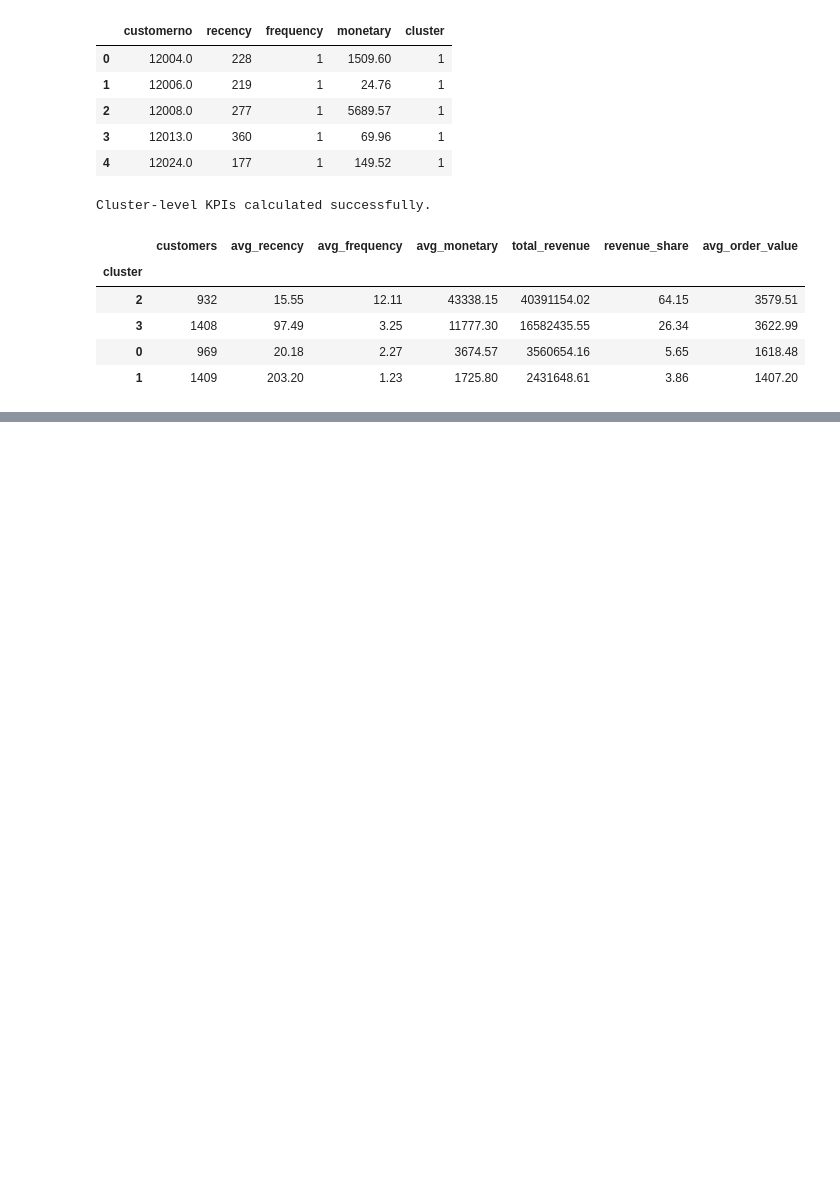
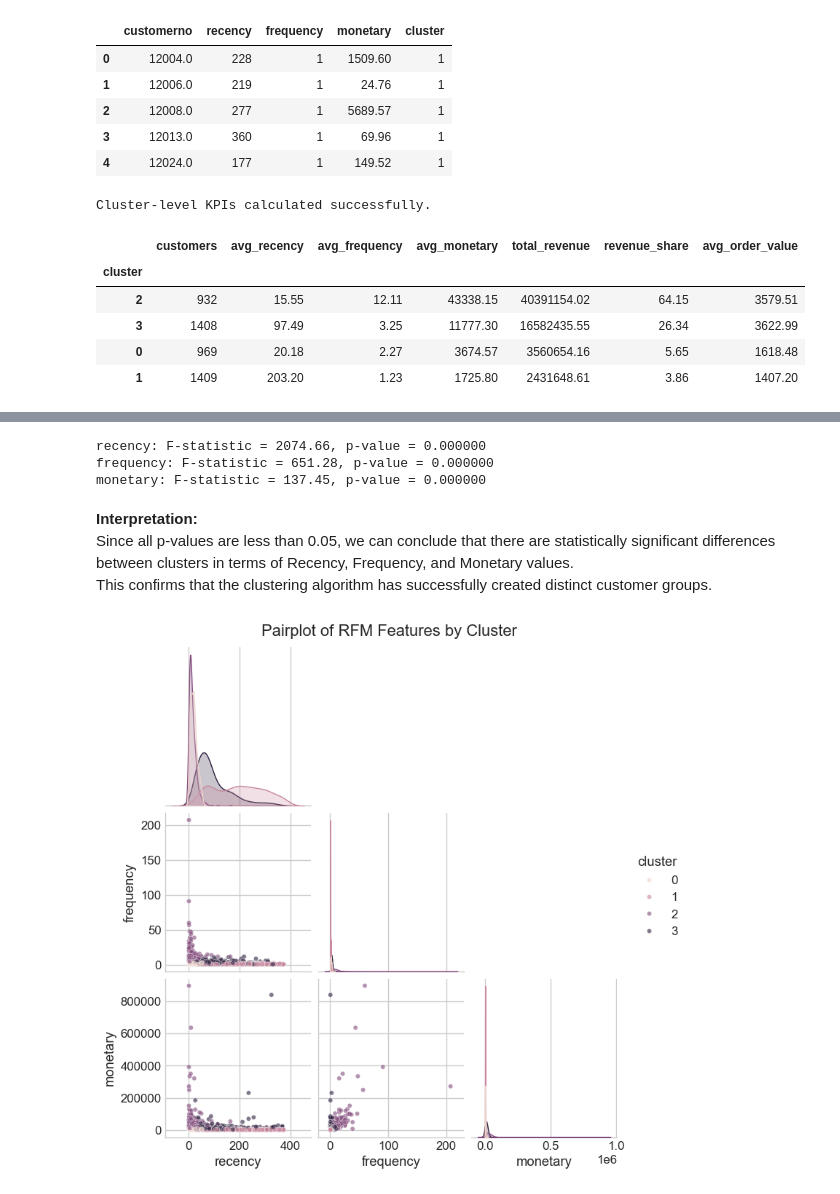
Before and after one commit to mehrshadsalim/customer-segmentation-online-retail, a Jupyter notebook: notebooks/03_Customer_Cluster_Profiling_and_Insights.ipynb, the cells around one changed output, grey strips where cells are left out. Saved outputs shown, nothing was run; the diff lists cells and outputs as text; code cells hidden in the pictures; blank space fills up the shorter version.

```diff
--- a/notebooks/03_Customer_Cluster_Profiling_and_Insights.ipynb
+++ b/notebooks/03_Customer_Cluster_Profiling_and_Insights.ipynb
@@ -132,0 +118,36 @@ Passing `palette` without assigning `hue` is deprecated and will be removed in v
+# %%
+#Statistical validation (ANOVA) to check if clusters differ significantly
+
+from scipy.stats import f_oneway
+
+features = ["recency", "frequency", "monetary"]
+
+for feature in features:
+    groups = [rfm[rfm["cluster"] == c][feature] for c in sorted(rfm["cluster"].unique())]
+    f_val, p_val = f_oneway(*groups)
+    print(f"{feature}: F-statistic = {f_val:.2f}, p-value = {p_val:.6f}")
+# %% [output]
+recency: F-statistic = 2074.66, p-value = 0.000000
+frequency: F-statistic = 651.28, p-value = 0.000000
+monetary: F-statistic = 137.45, p-value = 0.000000
+# %% [markdown]
+**Interpretation:**
+Since all p-values are less than 0.05, we can conclude that there are statistically significant differences between clusters in terms of Recency, Frequency, and Monetary values.
+This confirms that the clustering algorithm has successfully created distinct customer groups.
+# %%
+# extra    Visual inspection of cluster separation in RFM space
+
+sample_size = min(2000, len(rfm))
+rfm_sample = rfm.sample(sample_size, random_state=42)
+
+sns.pairplot(
+    rfm_sample,
+    vars=["recency", "frequency", "monetary"],
+    hue="cluster",
+    corner=True,
+    plot_kws={"alpha": 0.6, "s": 20}
+)
+plt.suptitle("Pairplot of RFM Features by Cluster", y=1.02)
+plt.show()
+# %% [output]
+[figure, added]
```
Also changed, not shown: parts of 8 cells of this notebook.
